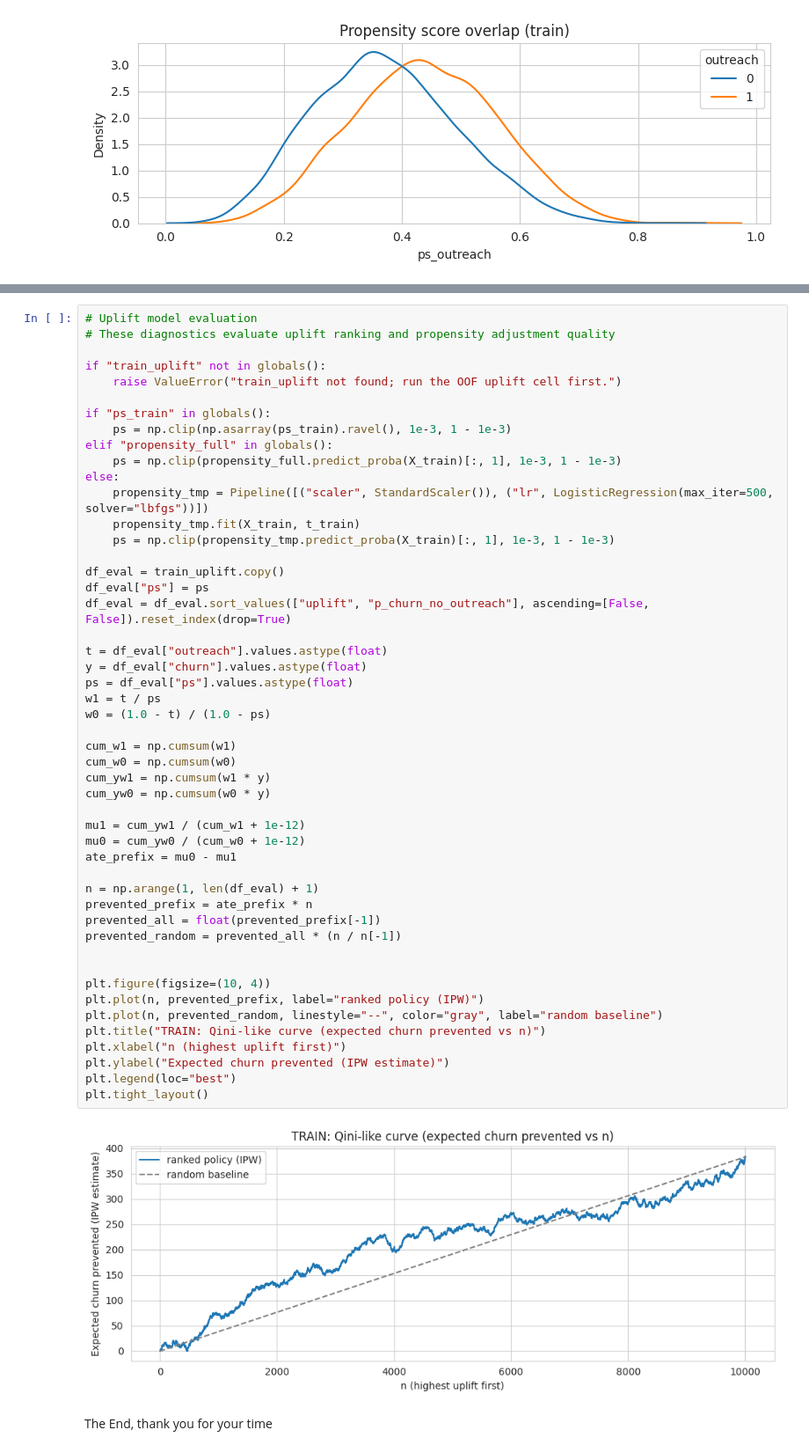
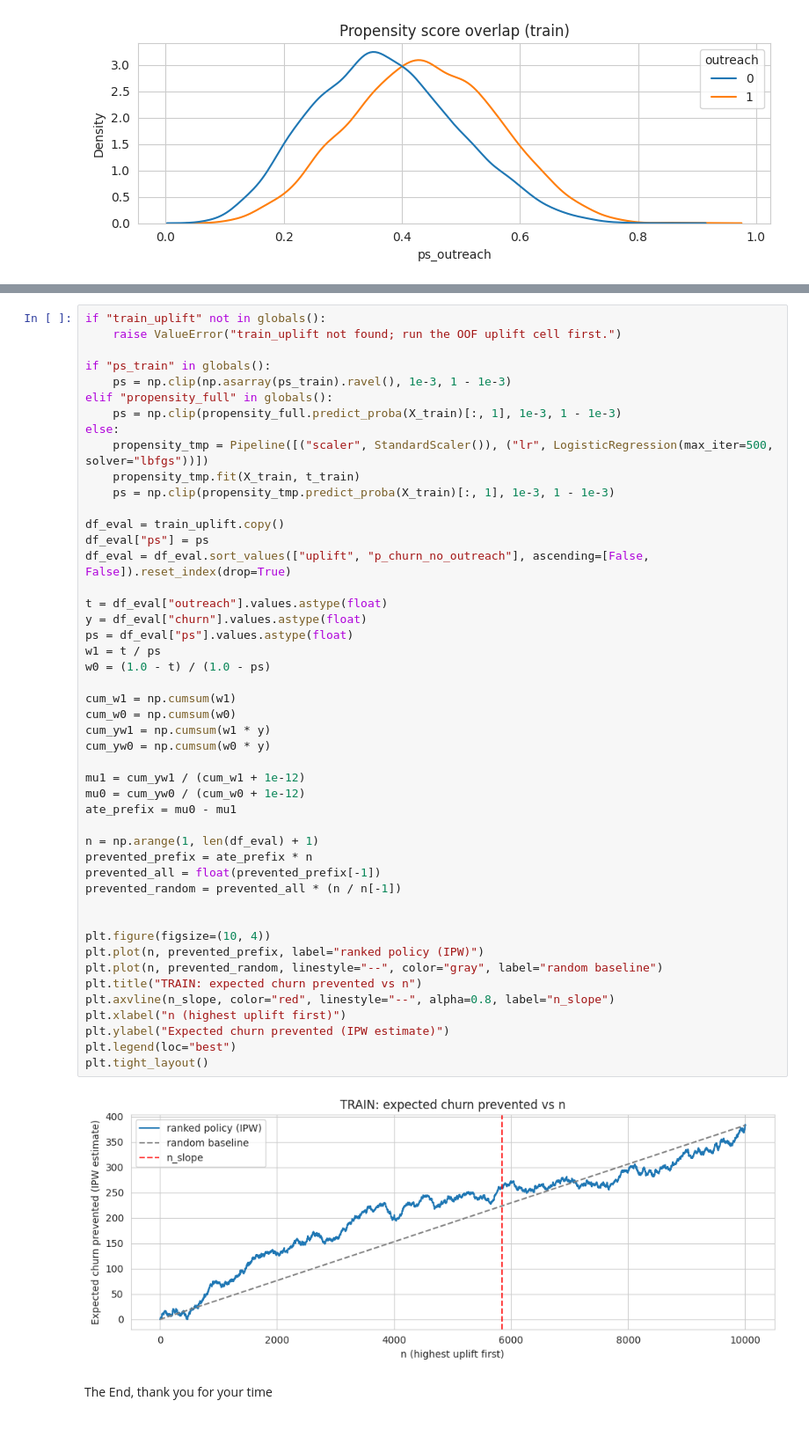
Before and after one commit to YUVALDAN/Prioritize_outreach, a Jupyter notebook: notebooks/priorize_members.ipynb, the cells around one changed output, grey strips where cells are left out. Shown at 88% size. Saved outputs shown, nothing was run; the diff lists cells and outputs as text.

```diff
--- a/notebooks/priorize_members.ipynb
+++ b/notebooks/priorize_members.ipynb
@@ -1100,8 +1106,5 @@ This density plot shows the model-estimated propensity score `P(outreach=1 | X)`
 Evaluation: a cumulative “expected churn prevented vs n” curve compared to a random baseline. this directly reflects the value of targeting.
 # %%
-# Uplift model evaluation
-# These diagnostics evaluate uplift ranking and propensity adjustment quality
-
 if "train_uplift" not in globals():
     raise ValueError("train_uplift not found; run the OOF uplift cell first.")
 
@@ -1120,34 +1123,35 @@ df_eval = df_eval.sort_values(["uplift", "p_churn_no_outreach"], ascending=[Fals
 
 t = df_eval["outreach"].values.astype(float)
 y = df_eval["churn"].values.astype(float)
 ps = df_eval["ps"].values.astype(float)
 w1 = t / ps
 w0 = (1.0 - t) / (1.0 - ps)
 
 cum_w1 = np.cumsum(w1)
 cum_w0 = np.cumsum(w0)
 cum_yw1 = np.cumsum(w1 * y)
 cum_yw0 = np.cumsum(w0 * y)
 
 mu1 = cum_yw1 / (cum_w1 + 1e-12)
 mu0 = cum_yw0 / (cum_w0 + 1e-12)
 ate_prefix = mu0 - mu1
 
 n = np.arange(1, len(df_eval) + 1)
 prevented_prefix = ate_prefix * n
 prevented_all = float(prevented_prefix[-1])
 prevented_random = prevented_all * (n / n[-1])
 
 
 plt.figure(figsize=(10, 4))
 plt.plot(n, prevented_prefix, label="ranked policy (IPW)")
 plt.plot(n, prevented_random, linestyle="--", color="gray", label="random baseline")
-plt.title("TRAIN: Qini-like curve (expected churn prevented vs n)")
+plt.title("TRAIN: expected churn prevented vs n")
+plt.axvline(n_slope, color="red", linestyle="--", alpha=0.8, label="n_slope")
 plt.xlabel("n (highest uplift first)")
 plt.ylabel("Expected churn prevented (IPW estimate)")
 plt.legend(loc="best")
 plt.tight_layout()
 # %% [output]
-[figure, old version]
+[figure, new version]
 # %% [markdown]
 The End, thank you for your time
```
Also changed, not shown: parts of 7 cells of this notebook.
